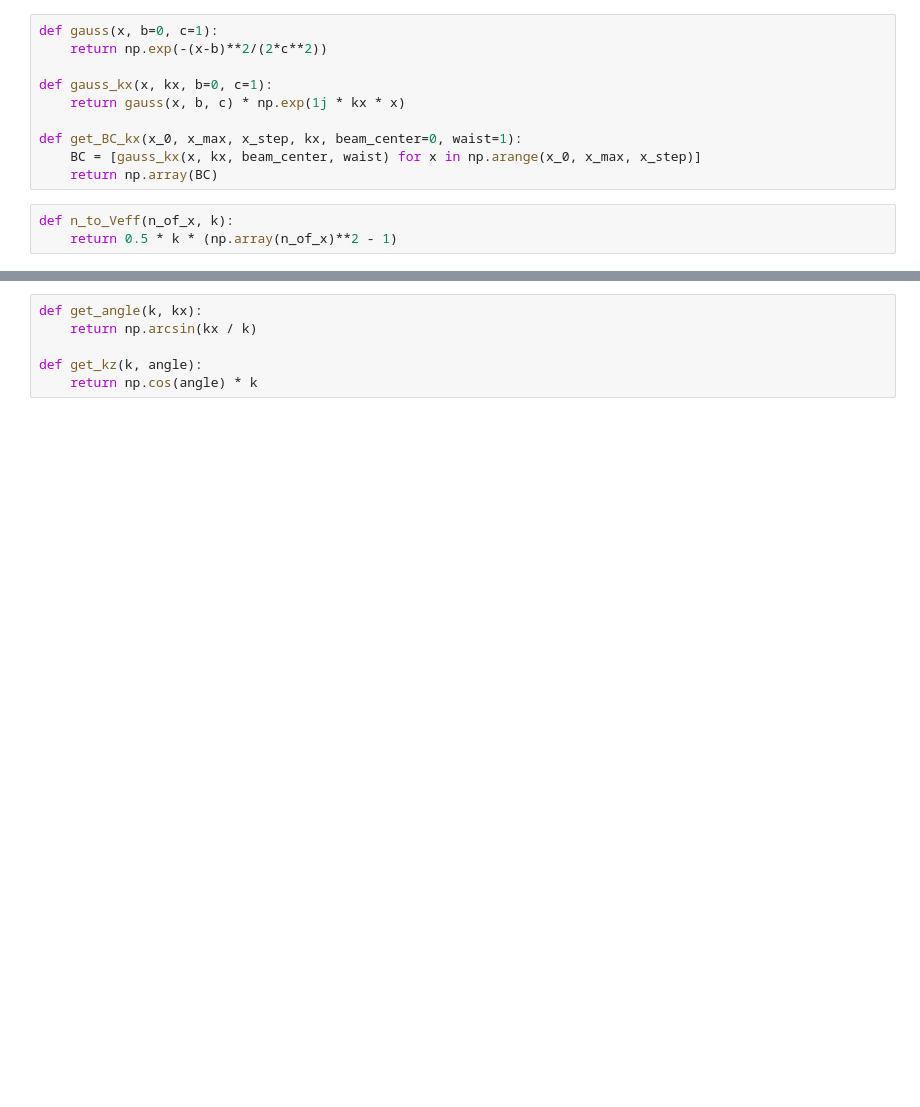
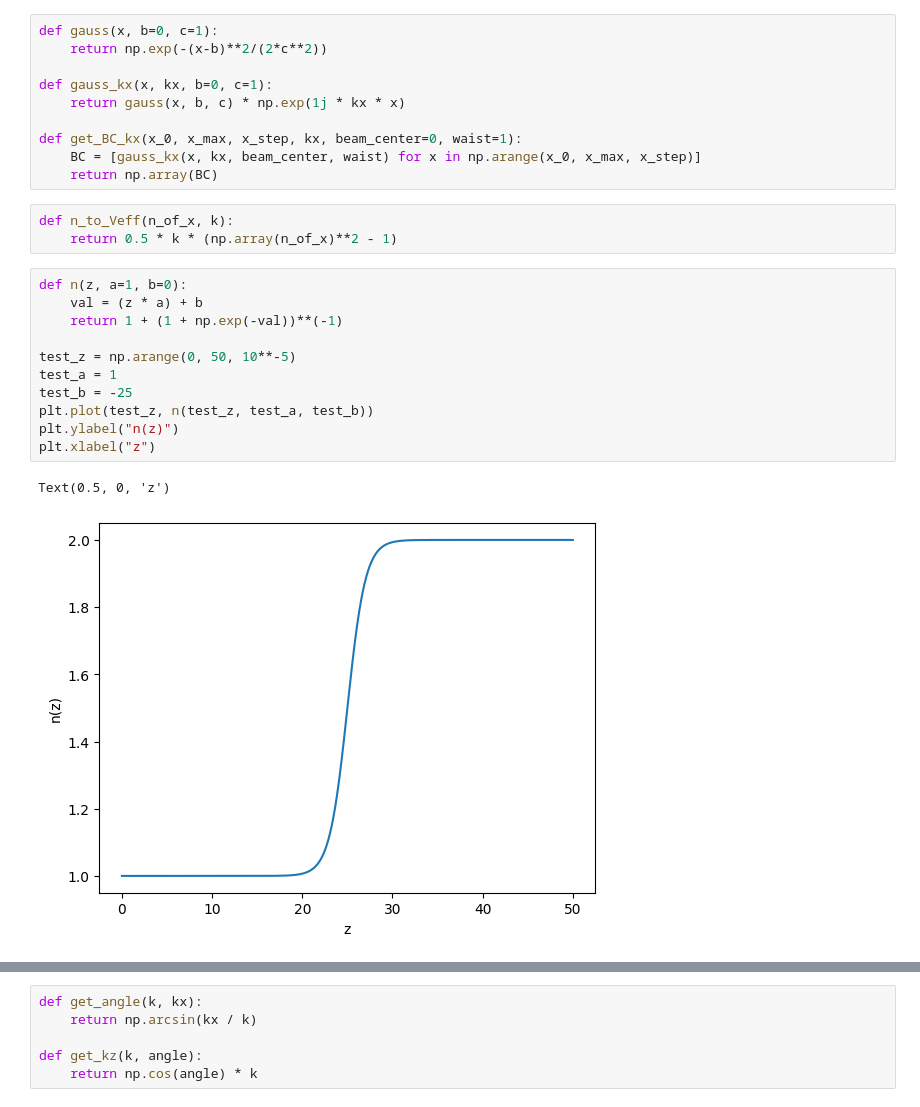
Before and after one commit to TurnerEntenmann/Research, a Jupyter notebook: test.ipynb, the cells around one changed output, grey strips where cells are left out. Cells and saved outputs as stored; diff of their text form; blank space fills up the shorter version.

```diff
--- a/test.ipynb
+++ b/test.ipynb
@@ -20,6 +20,20 @@ def get_BC_kx(x_0, x_max, x_step, kx, beam_center=0, waist=1):
 # %%
 def n_to_Veff(n_of_x, k):
     return 0.5 * k * (np.array(n_of_x)**2 - 1)
+# %%
+def n(z, a=1, b=0):
+    val = (z * a) + b
+    return 1 + (1 + np.exp(-val))**(-1)
+
+test_z = np.arange(0, 50, 10**-5)
+test_a = 1
+test_b = -25
+plt.plot(test_z, n(test_z, test_a, test_b))
+plt.ylabel("n(z)")
+plt.xlabel("z")
+# %% [output]
+Text(0.5, 0, 'z')
+[figure, added]
 # %%
 def n_sqr_well(x, x_star=2.5):
     coef = np.power(0.005, 1/4) / x_star
```
Also changed, not shown: parts of 5 cells of this notebook.
